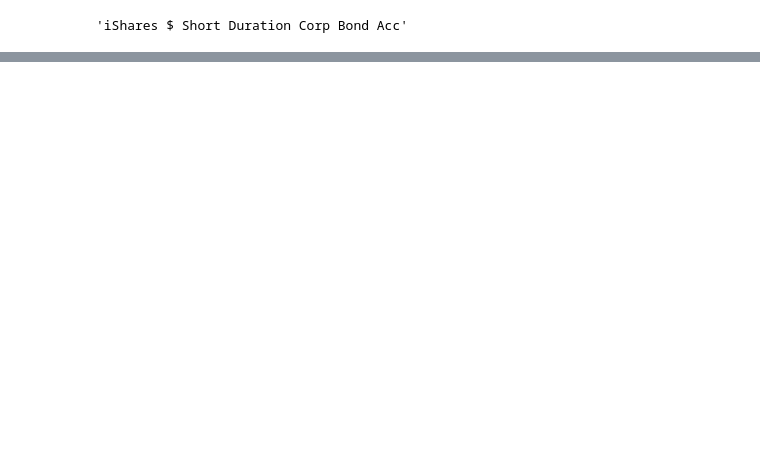
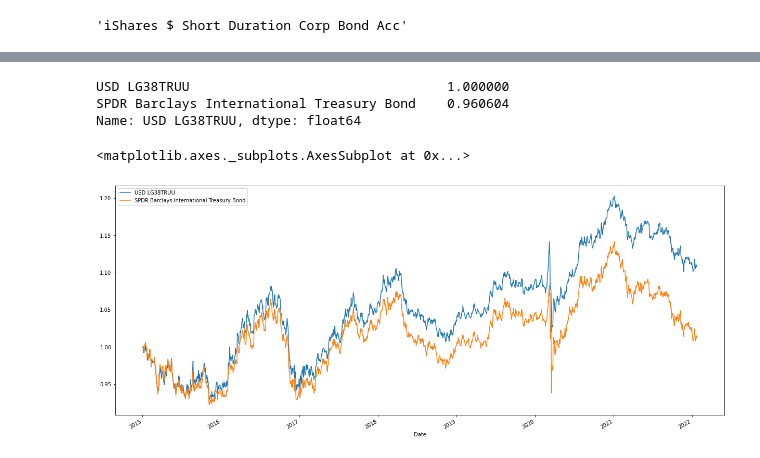
Before and after one commit to Edu-Moreira/Estudos-de-Python, a Jupyter notebook: Comparação_ETFs.ipynb, the cells around one changed output, grey strips where cells are left out. Saved outputs shown, nothing was run; the diff lists cells and outputs as text; code cells hidden in the pictures; blank space fills up the shorter version.

```diff
--- a/Comparação_ETFs.ipynb
+++ b/Comparação_ETFs.ipynb
@@ -149,0 +114,9 @@ w.writerow(lista_nomes[1][1])
+# %%
+import io
+import requests
+
+url= 'https://github.com/Edu-Moreira/Estudos-de-Python/raw/main/Dados/Dados%20IE.xlsx'
+myfile = requests.get(url)
+
+df=pd.read_excel(myfile.content)
+print(df)
@@ -149,0 +141,4 @@ w.writerow(lista_nomes[1][1])
+# %%
+df.rename(columns= {'Data': 'Date'}, inplace = True)
+df_benchmark  = df[['Date','USD LG38TRUU']]
+df_benchmark
@@ -149,0 +159,3 @@ w.writerow(lista_nomes[1][1])
+# %%
+tot_df = pd.merge(df_benchmark,painel, on = 'Date')
+tot_df
@@ -149,0 +176,22 @@ w.writerow(lista_nomes[1][1])
+# %%
+corr_etfs = tot_df.corr()
+gla_etfs = corr_etfs['USD LG38TRUU']
+
+etfs_eleitos = gla_etfs.loc[gla_etfs > 0.95]
+
+a = list(etfs_eleitos.index)
+a.append('Date')
+# %%
+etfs_eleitos
+# %% [output]
+USD LG38TRUU                                 1.000000
+SPDR Barclays International Treasury Bond    0.960604
+Name: USD LG38TRUU, dtype: float64
+# %%
+b = tot_df[a]
+b = b.set_index('Date')
+c = b /b.iloc[0]
+c.plot(figsize = (21,9))
+# %% [output]
+<matplotlib.axes._subplots.AxesSubplot at 0x...>
+[figure, added]
```
Also changed, not shown: parts of 7 cells of this notebook.
